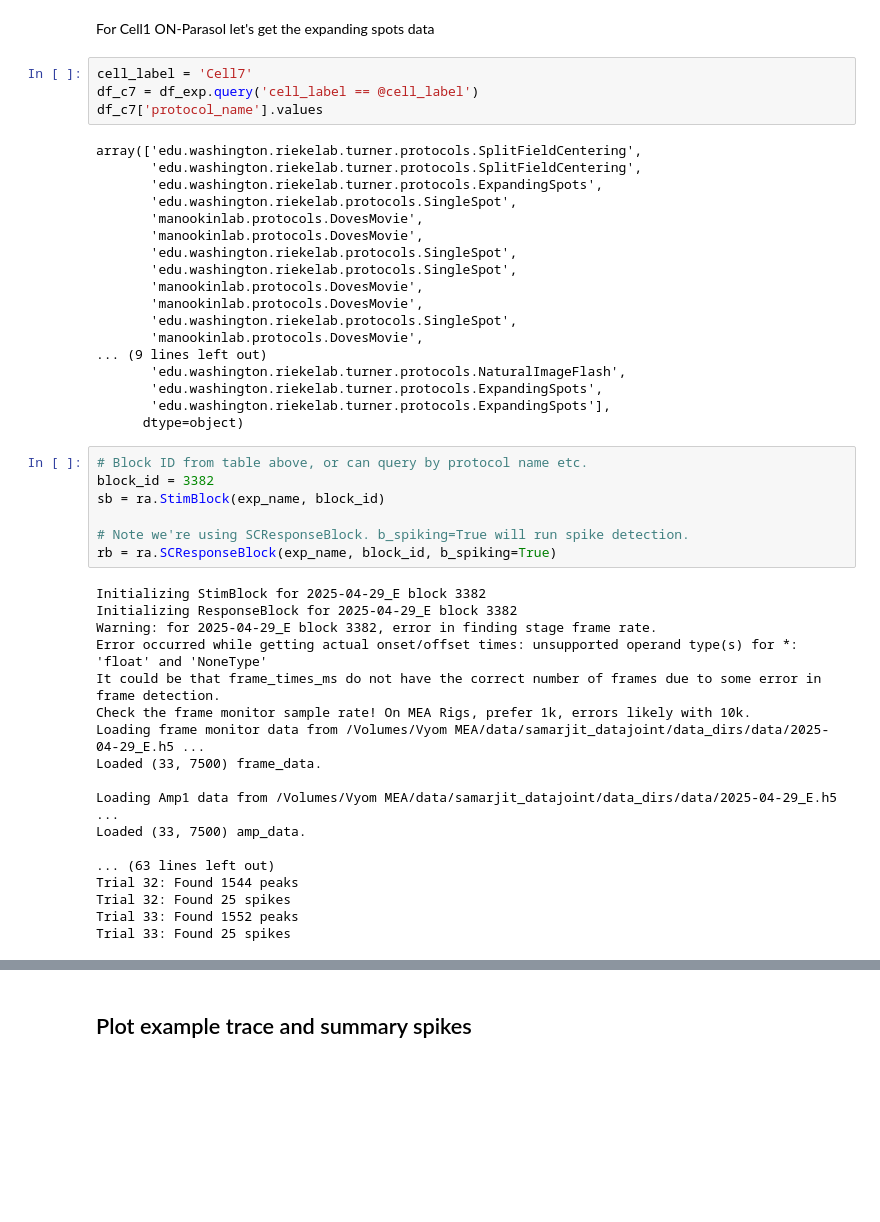
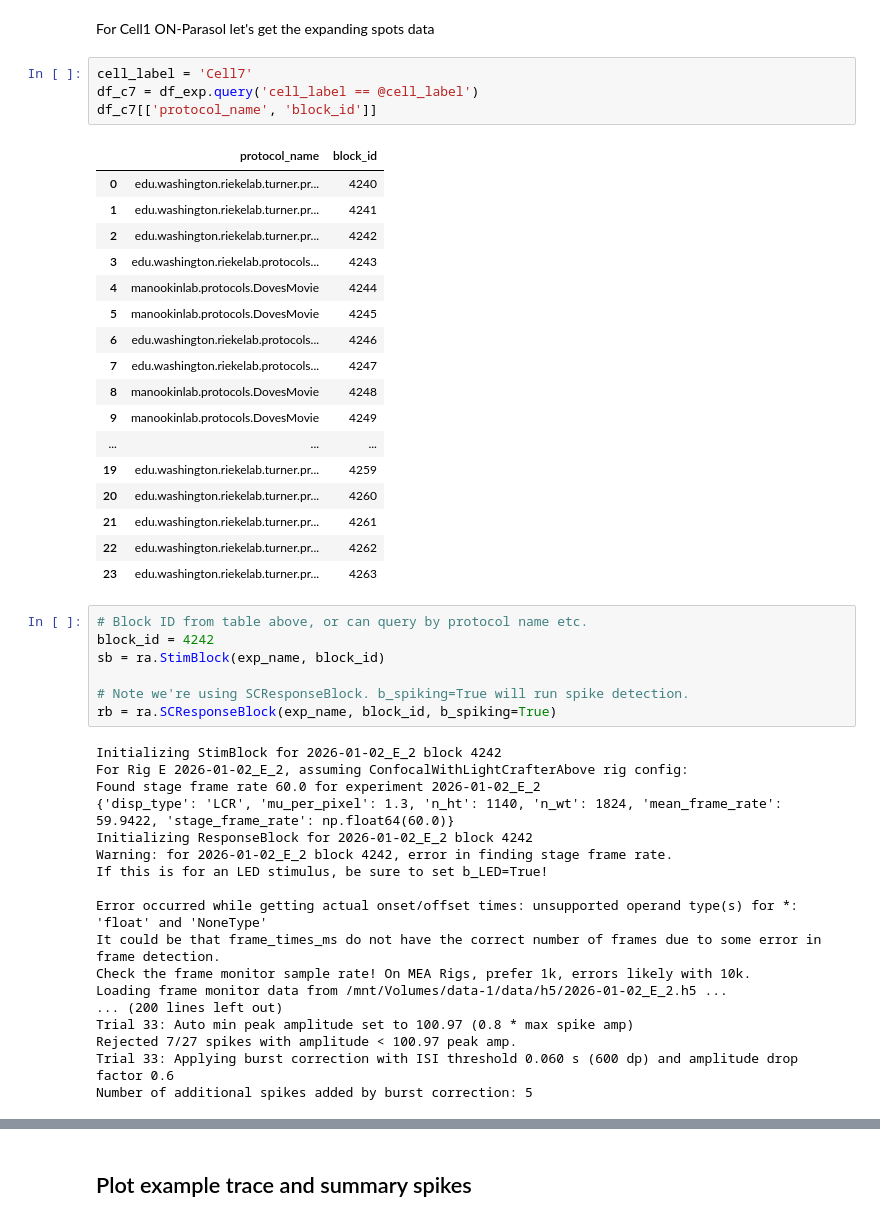
Before and after one commit to DRezeanu/retinanalysis, a Jupyter notebook: demos/4_patchdata_demo.ipynb, the cells around one changed output, grey strips where cells are left out. Saved outputs shown, nothing was run; the diff lists cells and outputs as text; blank space fills up the shorter version.

```diff
--- a/demos/4_patchdata_demo.ipynb
+++ b/demos/4_patchdata_demo.ipynb
@@ -39,48 +30,48 @@ For Cell1 ON-Parasol let's get the expanding spots data
 # %%
 cell_label = 'Cell7'
 df_c7 = df_exp.query('cell_label == @cell_label')
-df_c7['protocol_name'].values
+df_c7[['protocol_name', 'block_id']]
 # %% [output]
-array(['edu.washington.riekelab.turner.protocols.SplitFieldCentering',
-       'edu.washington.riekelab.turner.protocols.SplitFieldCentering',
-       'edu.washington.riekelab.turner.protocols.ExpandingSpots',
-       'edu.washington.riekelab.protocols.SingleSpot',
-       'manookinlab.protocols.DovesMovie',
-       'manookinlab.protocols.DovesMovie',
-       'edu.washington.riekelab.protocols.SingleSpot',
-       'edu.washington.riekelab.protocols.SingleSpot',
-       'manookinlab.protocols.DovesMovie',
-       'manookinlab.protocols.DovesMovie',
-       'edu.washington.riekelab.protocols.SingleSpot',
-       'manookinlab.protocols.DovesMovie',
-... (9 lines left out)
-       'edu.washington.riekelab.turner.protocols.NaturalImageFlash',
-       'edu.washington.riekelab.turner.protocols.ExpandingSpots',
-       'edu.washington.riekelab.turner.protocols.ExpandingSpots'],
-      dtype=object)
+|  | protocol_name | block_id |
+| 0 | edu.washington.riekelab.turner.pr... | 4240 |
+| 1 | edu.washington.riekelab.turner.pr... | 4241 |
+| 2 | edu.washington.riekelab.turner.pr... | 4242 |
+| 3 | edu.washington.riekelab.protocols... | 4243 |
+| 4 | manookinlab.protocols.DovesMovie | 4244 |
+| 5 | manookinlab.protocols.DovesMovie | 4245 |
+| 6 | edu.washington.riekelab.protocols... | 4246 |
+| 7 | edu.washington.riekelab.protocols... | 4247 |
+| 8 | manookinlab.protocols.DovesMovie | 4248 |
+| 9 | manookinlab.protocols.DovesMovie | 4249 |
+| ... | ... | ... |
+| 19 | edu.washington.riekelab.turner.pr... | 4259 |
+| 20 | edu.washington.riekelab.turner.pr... | 4260 |
+| 21 | edu.washington.riekelab.turner.pr... | 4261 |
+| 22 | edu.washington.riekelab.turner.pr... | 4262 |
+| 23 | edu.washington.riekelab.turner.pr... | 4263 |
 # %%
 # Block ID from table above, or can query by protocol name etc.
-block_id = 3382
+block_id = 4242
 sb = ra.StimBlock(exp_name, block_id)
 
 # Note we're using SCResponseBlock. b_spiking=True will run spike detection.
 rb = ra.SCResponseBlock(exp_name, block_id, b_spiking=True)
 # %% [output]
-Initializing StimBlock for 2025-04-29_E block 3382
-Initializing ResponseBlock for 2025-04-29_E block 3382
-Warning: for 2025-04-29_E block 3382, error in finding stage frame rate.
+Initializing StimBlock for 2026-01-02_E_2 block 4242
+For Rig E 2026-01-02_E_2, assuming ConfocalWithLightCrafterAbove rig config:
+Found stage frame rate 60.0 for experiment 2026-01-02_E_2
+{'disp_type': 'LCR', 'mu_per_pixel': 1.3, 'n_ht': 1140, 'n_wt': 1824, 'mean_frame_rate': 59.9422, 'stage_frame_rate': np.float64(60.0)}
+Initializing ResponseBlock for 2026-01-02_E_2 block 4242
+Warning: for 2026-01-02_E_2 block 4242, error in finding stage frame rate.
+If this is for an LED stimulus, be sure to set b_LED=True!
+
 Error occurred while getting actual onset/offset times: unsupported operand type(s) for *: 'float' and 'NoneType'
 It could be that frame_times_ms do not have the correct number of frames due to some error in frame detection.
 Check the frame monitor sample rate! On MEA Rigs, prefer 1k, errors likely with 10k.
-Loading frame monitor data from /Volumes/Vyom MEA/data/samarjit_datajoint/data_dirs/data/2025-04-29_E.h5 ...
-Loaded (33, 7500) frame_data.
-
-Loading Amp1 data from /Volumes/Vyom MEA/data/samarjit_datajoint/data_dirs/data/2025-04-29_E.h5 ...
-Loaded (33, 7500) amp_data.
-
-... (63 lines left out)
-Trial 32: Found 1544 peaks
-Trial 32: Found 25 spikes
-Trial 33: Found 1552 peaks
-Trial 33: Found 25 spikes
+Loading frame monitor data from /mnt/Volumes/data-1/data/h5/2026-01-02_E_2.h5 ...
+... (200 lines left out)
+Trial 33: Auto min peak amplitude set to 100.97 (0.8 * max spike amp)
+Rejected 7/27 spikes with amplitude < 100.97 peak amp.
+Trial 33: Applying burst correction with ISI threshold 0.060 s (600 dp) and amplitude drop factor 0.6
+Number of additional spikes added by burst correction: 5
 # %%
```
Also changed, not shown: parts of 9 cells of this notebook, 1 other file.
